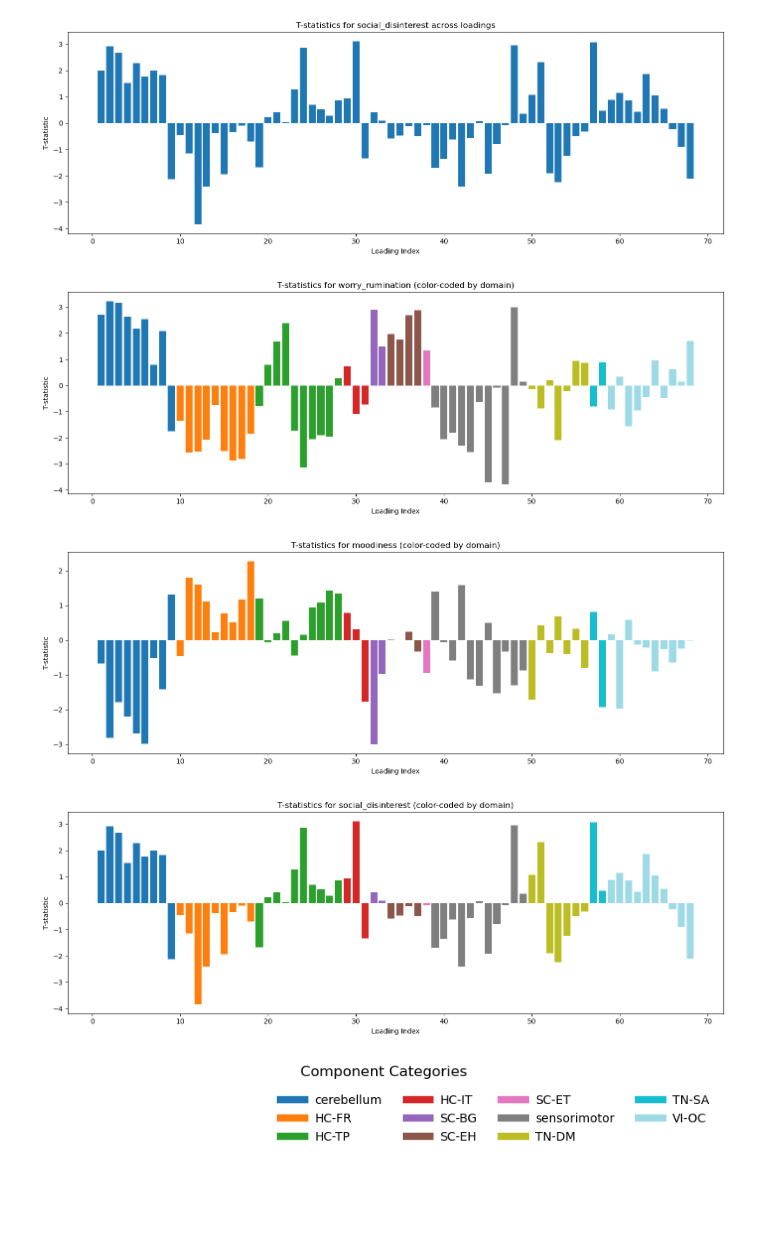
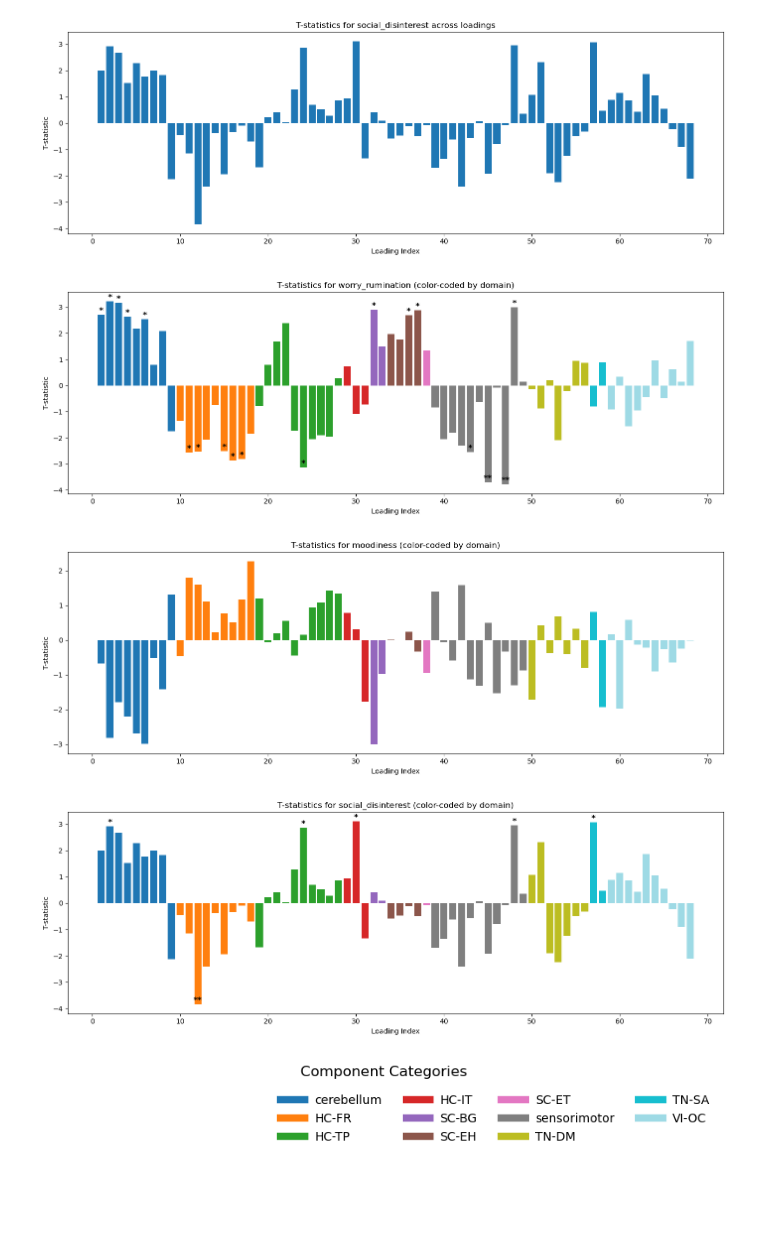
Before and after one commit to amrithah93/Clinical_Outcomes_Project, a Jupyter notebook: Step7a_barplots_colored.ipynb, the cells around one changed output. Cells and saved outputs as stored; diff of their text form; code cells hidden in the pictures.

```diff
--- a/Step7a_barplots_colored.ipynb
+++ b/Step7a_barplots_colored.ipynb
@@ -166,6 +166,14 @@ category_to_color = {cat: cmap(i) for i, cat in enumerate(unique_cats)}
 def get_colors(loadings):
     return [category_to_color[clean_labels[i-1]] for i in loadings]
 
+# Helper: get significance stars
+def get_sig_stars(q):
+    if q < 0.01:
+        return "**"
+    elif q < 0.05:
+        return "*"
+    else:
+        return ""
 
 # --- FIX: use the correct DataFrame which is results ---
 df_plot = results
@@ -174,13 +182,28 @@ df_plot = results
 # T-STAT PLOT (worry)
 # -------------------------------
 plt.figure(figsize=(14, 5))
-colors = get_colors(df_plot["Loading"].astype(int).tolist())
+loadings = df_plot["Loading"].astype(int).tolist()
+colors = get_colors(loadings)
 
-plt.bar(
+bars = plt.bar(
     df_plot["Loading"],
     df_plot["T_worry"],
     color=colors
 )
+
+# Add significance stars
+for bar, q in zip(bars, df_plot["q_worry"]):
+    star = get_sig_stars(q)
+    if star:
+        plt.text(
+            bar.get_x() + bar.get_width()/2,
+            bar.get_height(),
+            star,
+            ha='center',
+            va='bottom',
+            fontsize=12,
+            fontweight='bold'
+        )
 
 plt.xlabel("Loading Index")
 plt.ylabel("T-statistic")
@@ -192,13 +215,26 @@ plt.show()
 # T-STAT PLOT (moodiness)
 # -------------------------------
 plt.figure(figsize=(14, 5))
-colors = get_colors(df_plot["Loading"].astype(int).tolist())
+colors = get_colors(loadings)
 
-plt.bar(
+bars = plt.bar(
     df_plot["Loading"],
     df_plot["T_mood"],
     color=colors
 )
+
+for bar, q in zip(bars, df_plot["q_mood"]):
+    star = get_sig_stars(q)
+    if star:
+        plt.text(
+            bar.get_x() + bar.get_width()/2,
+            bar.get_height(),
+            star,
+            ha='center',
+            va='bottom',
+            fontsize=12,
+            fontweight='bold'
+        )
 
 plt.xlabel("Loading Index")
 plt.ylabel("T-statistic")
@@ -209,37 +245,50 @@ plt.show()
 # -------------------------------
 # T-STAT PLOT (social_disinterest)
 # -------------------------------
 plt.figure(figsize=(14, 5))
-colors = get_colors(df_plot["Loading"].astype(int).tolist())
+colors = get_colors(loadings)
 
-plt.bar(
+bars = plt.bar(
     df_plot["Loading"],
     df_plot["T_social"],
     color=colors
 )
+
+for bar, q in zip(bars, df_plot["q_social"]):
+    star = get_sig_stars(q)
+    if star:
+        plt.text(
+            bar.get_x() + bar.get_width()/2,
+            bar.get_height(),
+            star,
+            ha='center',
+            va='bottom',
+            fontsize=12,
+            fontweight='bold'
+        )
 
 plt.xlabel("Loading Index")
 plt.ylabel("T-statistic")
 plt.title("T-statistics for social_disinterest (color-coded by domain)")
 plt.tight_layout()
 plt.show()
 
 # -------------------------------
 # Legend for categories
 # -------------------------------
 legend_handles = [
     plt.Line2D([0], [0], color=category_to_color[cat], lw=6, label=cat)
     for cat in unique_cats
 ]
 
 plt.figure(figsize=(10, 2))
 plt.legend(handles=legend_handles, ncol=4, frameon=False)
 plt.axis("off")
 plt.title("Component Categories")
 plt.show()
 # %% [output]
-[figure, old version]
+[figure, new version]
 [figure]
-[figure, old version]
+[figure, new version]
 [figure]
 # %%
```
Also changed, not shown: parts of 1 cell of this notebook, 1 other file.
